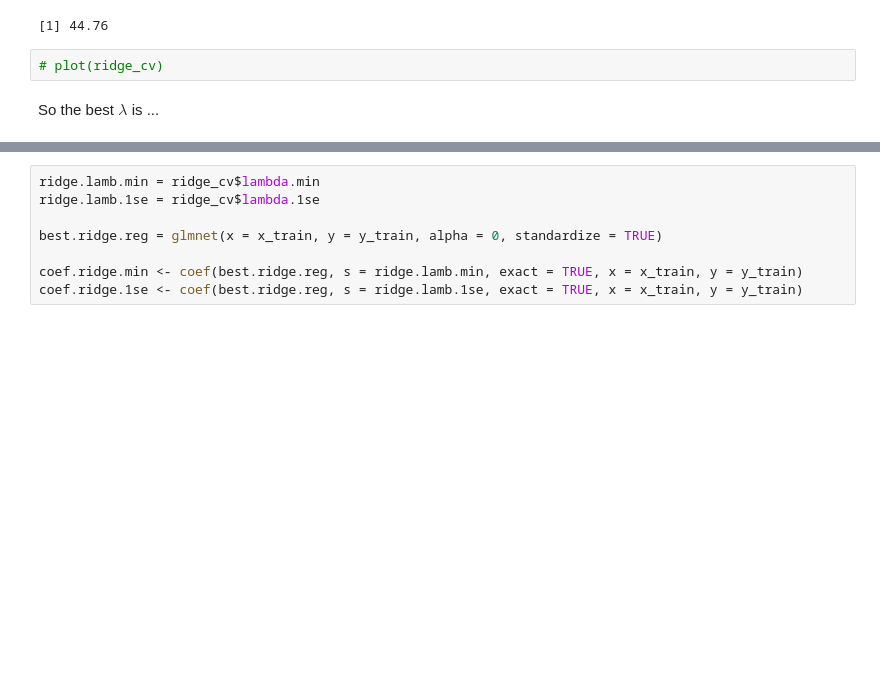
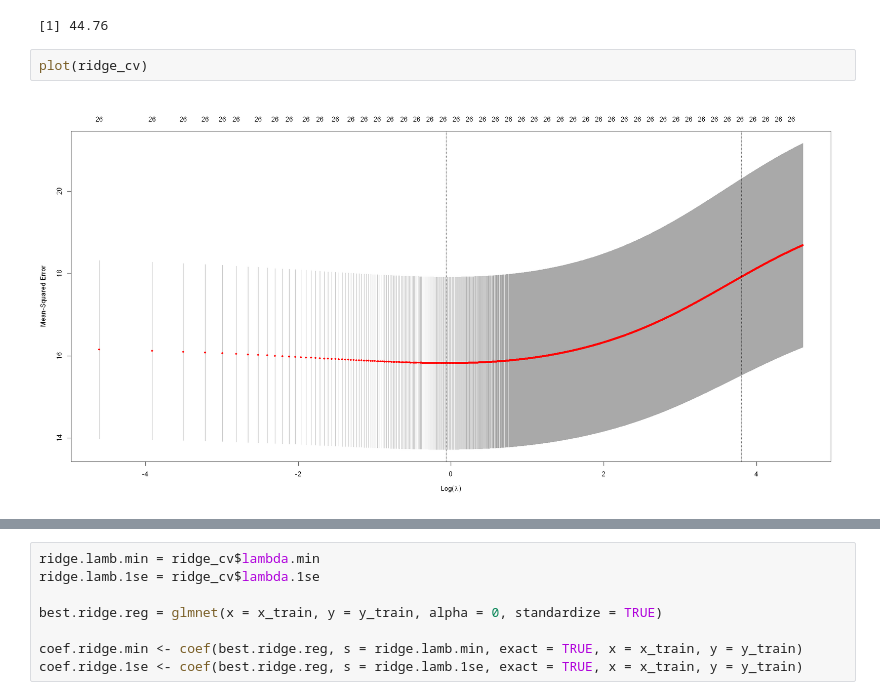
Before and after one commit to NguyenHai7120/4A-MachineLearning-Project, a Jupyter notebook: Regression-R.ipynb, the cells around one changed output, grey strips where cells are left out. Cells and saved outputs as stored; diff of their text form; blank space fills up the shorter version.

```diff
--- a/Regression-R.ipynb
+++ b/Regression-R.ipynb
@@ -811,10 +748,10 @@ ridge_cv$lambda.1se
 # %% [output]
 [1] 0.94
 [1] 44.76
-# %%
-# plot(ridge_cv)
-# %% [markdown]
-So the best $\lambda$ is ...
+# %%
+plot(ridge_cv)
+# %% [output]
+[figure, added]
 # %%
 plt.ridge = plt.ridge +
   geom_vline(xintercept = ridge_cv$lambda.min, color = "black", size=.8) +
```
Also changed, not shown: parts of 90 cells of this notebook, 1 other file.
